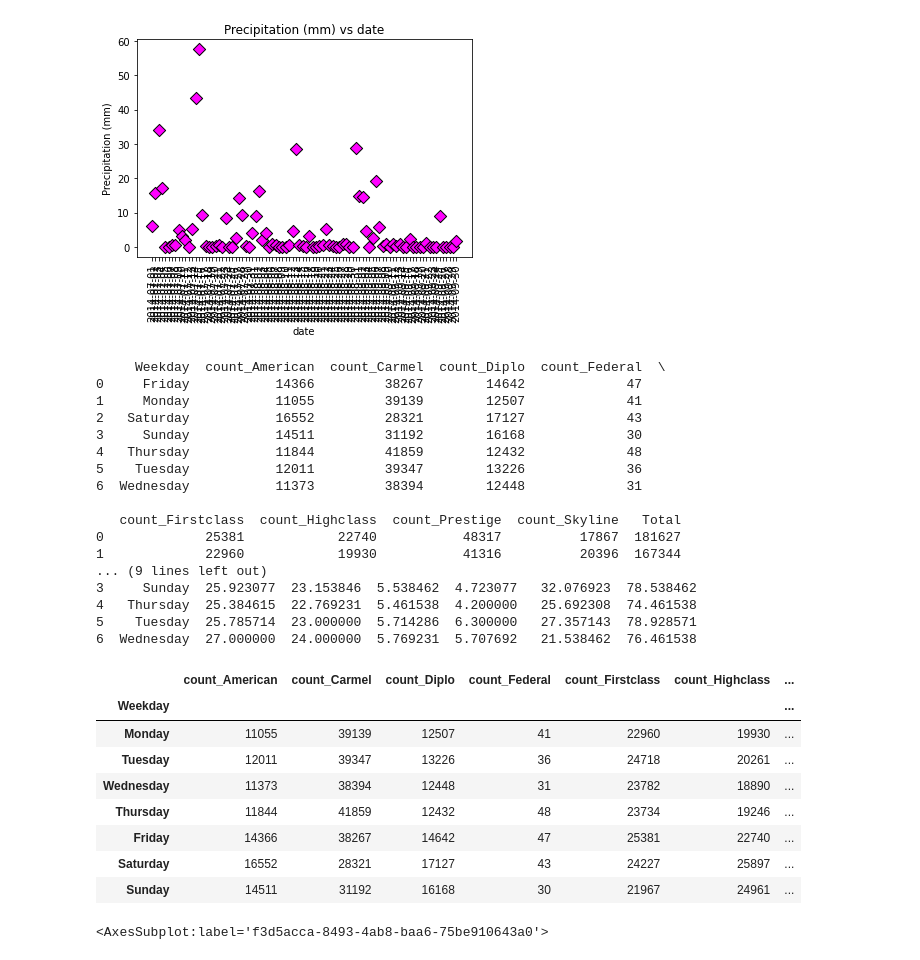
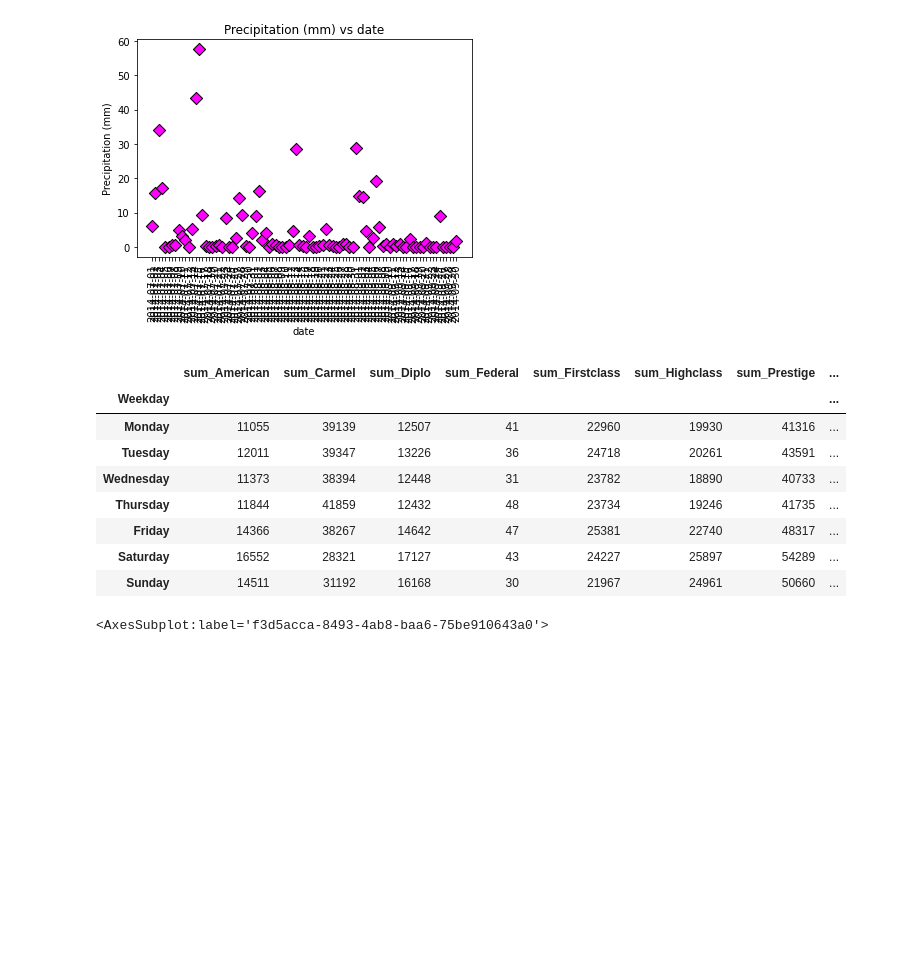
Before and after one commit to P219-C/G5_project-1_UWADA, a Jupyter notebook: Group5_main.ipynb, the cells around one changed output. Drawn from its saved outputs; the diff is of its cells as text; code cells hidden in the pictures; blank space fills up the shorter version.

Commit message:
I changed the name of Group5_main_ok.ipynb to Group5_main.ipynb and created a new csv file with the data grouped by weekday

```diff
--- a/Group5_main_ok.ipynb
+++ b/Group5_main.ipynb
@@ -387,7 +387,7 @@ weather_rides_df = weather_rides_df.merge(weather_data, left_on = "date", right_
 weather_rides_df["Weekday"] = weather_rides_df[column_date].dt.weekday
 
 days = {0:'Monday', 1:'Tuesday', 2:'Wednesday', 3:'Thursday', 4:'Friday', 5:'Saturday', 6:'Sunday'}
-days2 = ['Monday', 'Tuesday', 'Wednesday', 'Thursday', 'Friday', 'Saturday', 'Sunday']
+days_list = ['Monday', 'Tuesday', 'Wednesday', 'Thursday', 'Friday', 'Saturday', 'Sunday']
 weather_rides_df["Weekday"] = weather_rides_df["Weekday"].map(days)
 # %%
 weather_rides_df
@@ -435,41 +435,37 @@ plt.show()
 [figure]
 # %%
 groupby_weekday_sum = weather_rides_df[["count_American", "count_Carmel", "count_Diplo", "count_Federal", "count_Firstclass", "count_Highclass", "count_Prestige", "count_Skyline", "Total", "Weekday"]].groupby("Weekday").sum().reset_index()
-print(groupby_weekday_sum)
+# print(groupby_weekday_sum)
 groupby_weekday_average = weather_rides_df[["maxtempC", "avgtempC", "uvIndex", "precipMM", "cloudcover", "humidity", "weatherDesc", "Weekday"]].groupby("Weekday").mean().reset_index()
-print(groupby_weekday_average)
+# print(groupby_weekday_average)
 
 weekday_df = groupby_weekday_sum.copy()
 weekday_df = weekday_df.merge(groupby_weekday_average, on = "Weekday", how = "outer", suffixes = (f"_sum", f"_mean")).set_index("Weekday")
-weekday_df = weekday_df.reindex(days2)
+weekday_df = weekday_df.reindex(days_list)
+
+for index, column in enumerate(weekday_df):
+    if index <= 8:
+        if index == 8:
+            weekday_df = weekday_df.rename(columns = {column: f"sum_Total"})
+        else:
+            weekday_df = weekday_df.rename(columns = {column: f"sum_{key_name[index]}"})
+    else:
+        weekday_df = weekday_df.rename(columns = {column: f"avg_{column}"})
+
+
+weekday_df.to_csv("Data/weekday_df.csv", encoding = "utf-8", index = True, header = True)
+
 weekday_df
 # %% [output]
-     Weekday  count_American  count_Carmel  count_Diplo  count_Federal  \
-0     Friday           14366         38267        14642             47
-1     Monday           11055         39139        12507             41
-2   Saturday           16552         28321        17127             43
-3     Sunday           14511         31192        16168             30
-4   Thursday           11844         41859        12432             48
-5    Tuesday           12011         39347        13226             36
-6  Wednesday           11373         38394        12448             31
-
-   count_Firstclass  count_Highclass  count_Prestige  count_Skyline   Total
-0             25381            22740           48317          17867  181627
-1             22960            19930           41316          20396  167344
-... (9 lines left out)
-3     Sunday  25.923077  23.153846  5.538462  4.723077   32.076923  78.538462
-4   Thursday  25.384615  22.769231  5.461538  4.200000   25.692308  74.461538
-5    Tuesday  25.785714  23.000000  5.714286  6.300000   27.357143  78.928571
-6  Wednesday  27.000000  24.000000  5.769231  5.707692   21.538462  76.461538
-|  | count_American | count_Carmel | count_Diplo | count_Federal | count_Firstclass | count_Highclass | ... |
-| Weekday |  |  |  |  |  |  | ... |
-| Monday | 11055 | 39139 | 12507 | 41 | 22960 | 19930 | ... |
-| Tuesday | 12011 | 39347 | 13226 | 36 | 24718 | 20261 | ... |
-| Wednesday | 11373 | 38394 | 12448 | 31 | 23782 | 18890 | ... |
-| Thursday | 11844 | 41859 | 12432 | 48 | 23734 | 19246 | ... |
-| Friday | 14366 | 38267 | 14642 | 47 | 25381 | 22740 | ... |
-| Saturday | 16552 | 28321 | 17127 | 43 | 24227 | 25897 | ... |
-| Sunday | 14511 | 31192 | 16168 | 30 | 21967 | 24961 | ... |
+|  | sum_American | sum_Carmel | sum_Diplo | sum_Federal | sum_Firstclass | sum_Highclass | sum_Prestige | ... |
+| Weekday |  |  |  |  |  |  |  | ... |
+| Monday | 11055 | 39139 | 12507 | 41 | 22960 | 19930 | 41316 | ... |
+| Tuesday | 12011 | 39347 | 13226 | 36 | 24718 | 20261 | 43591 | ... |
+| Wednesday | 11373 | 38394 | 12448 | 31 | 23782 | 18890 | 40733 | ... |
+| Thursday | 11844 | 41859 | 12432 | 48 | 23734 | 19246 | 41735 | ... |
+| Friday | 14366 | 38267 | 14642 | 47 | 25381 | 22740 | 48317 | ... |
+| Saturday | 16552 | 28321 | 17127 | 43 | 24227 | 25897 | 54289 | ... |
+| Sunday | 14511 | 31192 | 16168 | 30 | 21967 | 24961 | 50660 | ... |
 # %%
 weekday_df[['Total']].plot(kind='bar', color=['cornflowerblue'], label= "Total number of rides per day")
 weekday_df['maxtempC'].plot(color=['red'], secondary_y=True, label = "Max temperature of the day")
```
Also changed, not shown: 1 other file.
